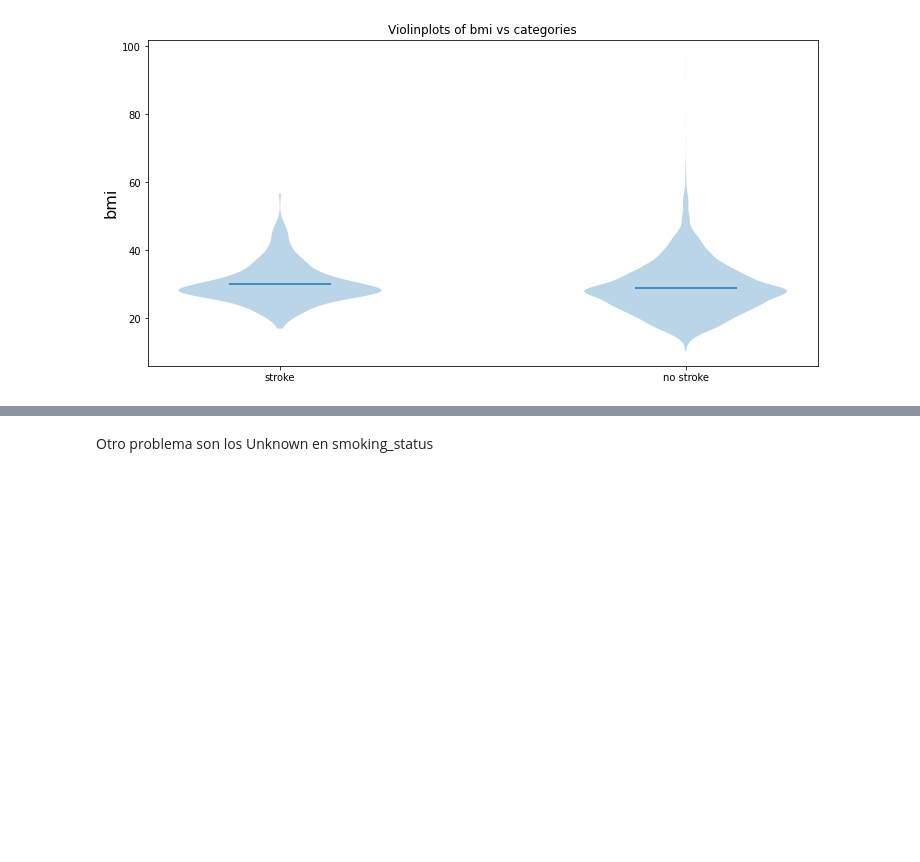
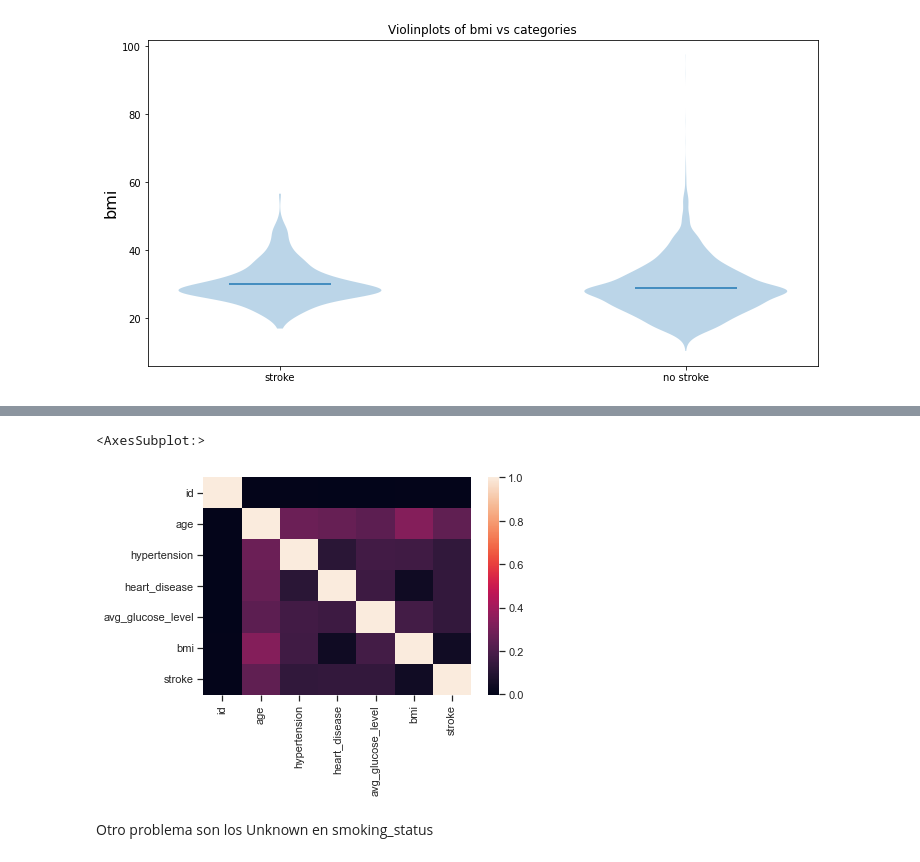
Before and after one commit to danisuar3z/ML_UNSAM_grupo1, a Jupyter notebook: stroke.ipynb, the cells around one changed output, grey strips where cells are left out. Cells and saved outputs as stored; diff of their text form; code cells hidden in the pictures; blank space fills up the shorter version.

```diff
--- a/stroke.ipynb
+++ b/stroke.ipynb
@@ -113,3 +120,8 @@ for var in num_df.columns:
+# %%
+sns.heatmap(df.corr())
+# %% [output]
+<AxesSubplot:>
+[figure, added]
 # %% [markdown]
 Otro problema son los Unknown en smoking_status
 # %%
```
Also changed, not shown: parts of 35 cells of this notebook, 1 other file.
